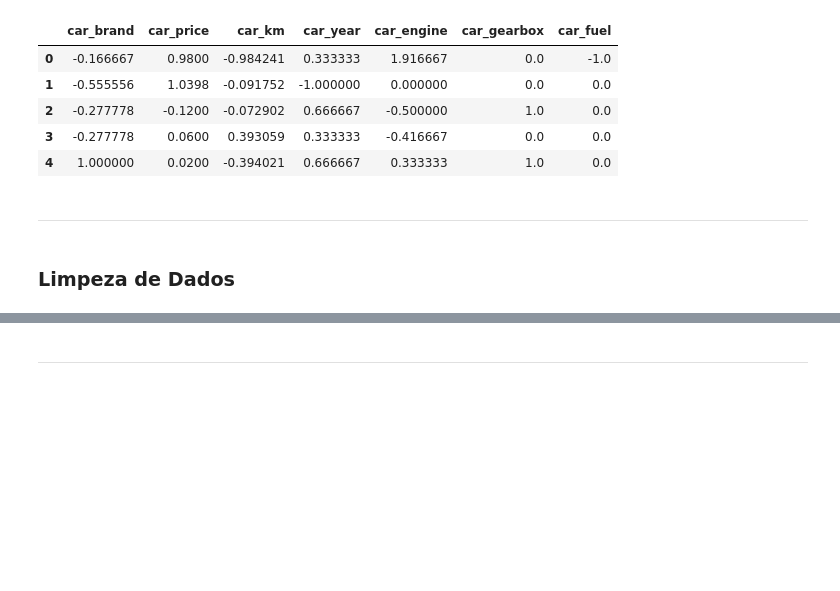
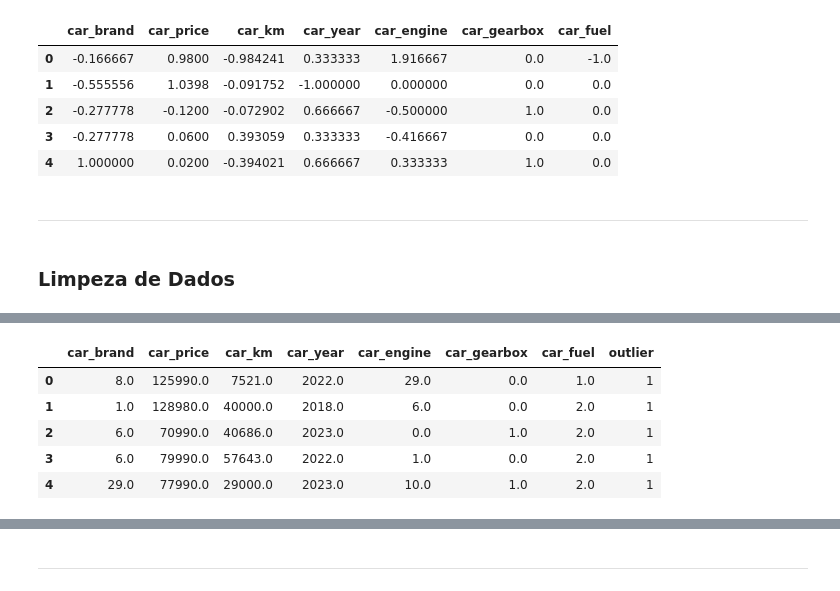
Before and after one commit to V1ct0rC/analise-seminovos-recife, a Jupyter notebook: TAGDI_Projeto_1.ipynb, the cells around one changed output, grey strips where cells are left out. Cells and saved outputs as stored; diff of their text form; code cells hidden in the pictures; blank space fills up the shorter version.

Commit message:
feat: data outlier treatment
Co-authored-by: PedroPeixinho <PedroPeixinho@users.noreply.github.com>

```diff
--- a/TAGDI_Projeto_1.ipynb
+++ b/TAGDI_Projeto_1.ipynb
@@ -405,0 +534,17 @@ fig.update_layout(height=900, width=970, title_text="Numerical Columns Outliers"
+# %%
+df_knn_fill_ee = df_knn_fill.copy()
+# %%
+detector = EllipticEnvelope(contamination=0.01)
+detector.fit(df_knn_fill_ee)
+
+scores = detector.predict(df_knn_fill_ee)
+df_knn_fill_ee['outlier'] = scores
+
+df_knn_fill_ee.head()
+# %% [output]
+|  | car_brand | car_price | car_km | car_year | car_engine | car_gearbox | car_fuel | outlier |
+| 0 | 8.0 | 125990.0 | 7521.0 | 2022.0 | 29.0 | 0.0 | 1.0 | 1 |
+| 1 | 1.0 | 128980.0 | 40000.0 | 2018.0 | 6.0 | 0.0 | 2.0 | 1 |
+| 2 | 6.0 | 70990.0 | 40686.0 | 2023.0 | 0.0 | 1.0 | 2.0 | 1 |
+| 3 | 6.0 | 79990.0 | 57643.0 | 2022.0 | 1.0 | 0.0 | 2.0 | 1 |
+| 4 | 29.0 | 77990.0 | 29000.0 | 2023.0 | 10.0 | 1.0 | 2.0 | 1 |
```
Also changed, not shown: parts of 34 cells of this notebook.
